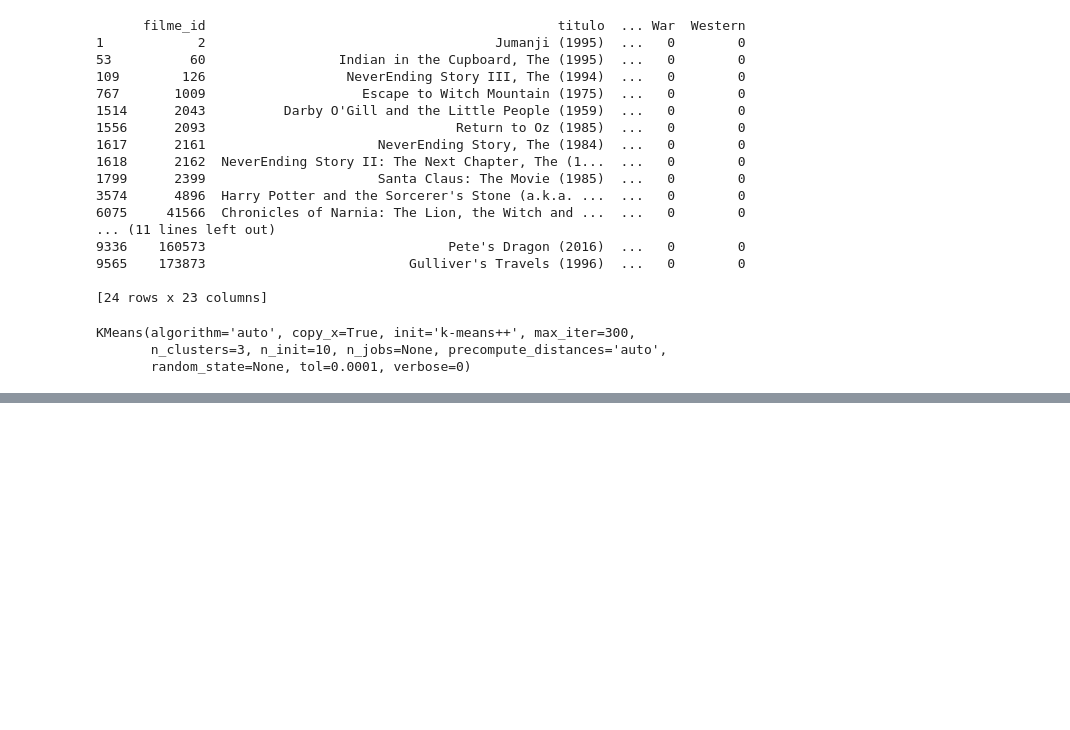
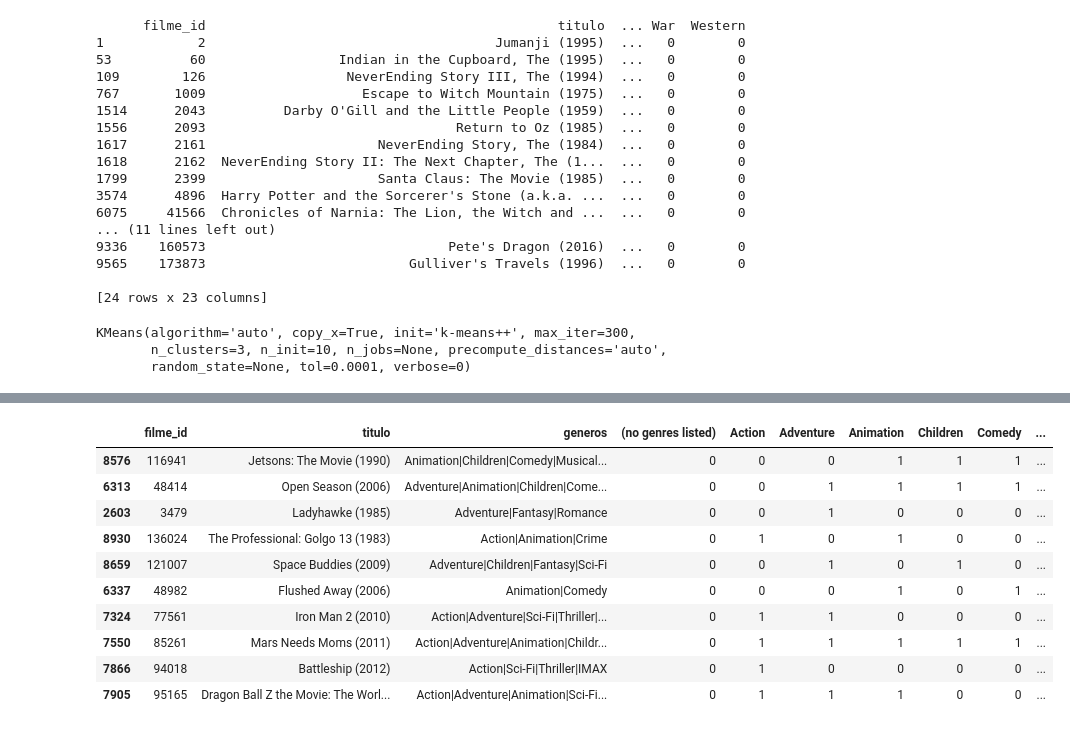
Before and after one commit to EduardoMoraesRitter/machine-learning-algoritmos-nao-supervisionados, a Jupyter notebook: 1_modelo_nao_supervisionado.ipynb, the cells around one changed output, grey strips where cells are left out. Saved outputs shown, nothing was run; the diff lists cells and outputs as text; code cells hidden in the pictures; blank space fills up the shorter version.

```diff
--- a/1_modelo_nao_supervisionado.ipynb
+++ b/1_modelo_nao_supervisionado.ipynb
@@ -263,0 +299,17 @@ array([<matplotlib.axes._subplots.AxesSubplot object at 0x...>,
+# %%
+#fitrar o grupo
+grupo = 0
+filtro = modelo.labels_ == grupo
+dados_filmes_df[filtro].sample(10)
+# %% [output]
+|  | filme_id | titulo | generos | (no genres listed) | Action | Adventure | Animation | Children | Comedy | ... |
+| 8576 | 116941 | Jetsons: The Movie (1990) | Animation|Children|Comedy|Musical... | 0 | 0 | 0 | 1 | 1 | 1 | ... |
+| 6313 | 48414 | Open Season (2006) | Adventure|Animation|Children|Come... | 0 | 0 | 1 | 1 | 1 | 1 | ... |
+| 2603 | 3479 | Ladyhawke (1985) | Adventure|Fantasy|Romance | 0 | 0 | 1 | 0 | 0 | 0 | ... |
+| 8930 | 136024 | The Professional: Golgo 13 (1983) | Action|Animation|Crime | 0 | 1 | 0 | 1 | 0 | 0 | ... |
+| 8659 | 121007 | Space Buddies (2009) | Adventure|Children|Fantasy|Sci-Fi | 0 | 0 | 1 | 0 | 1 | 0 | ... |
+| 6337 | 48982 | Flushed Away (2006) | Animation|Comedy | 0 | 0 | 0 | 1 | 0 | 1 | ... |
+| 7324 | 77561 | Iron Man 2 (2010) | Action|Adventure|Sci-Fi|Thriller|... | 0 | 1 | 1 | 0 | 0 | 0 | ... |
+| 7550 | 85261 | Mars Needs Moms (2011) | Action|Adventure|Animation|Childr... | 0 | 1 | 1 | 1 | 1 | 1 | ... |
+| 7866 | 94018 | Battleship (2012) | Action|Sci-Fi|Thriller|IMAX | 0 | 1 | 0 | 0 | 0 | 0 | ... |
+| 7905 | 95165 | Dragon Ball Z the Movie: The Worl... | Action|Adventure|Animation|Sci-Fi... | 0 | 1 | 1 | 1 | 0 | 0 | ... |
```
Also changed, not shown: parts of 8 cells of this notebook.
